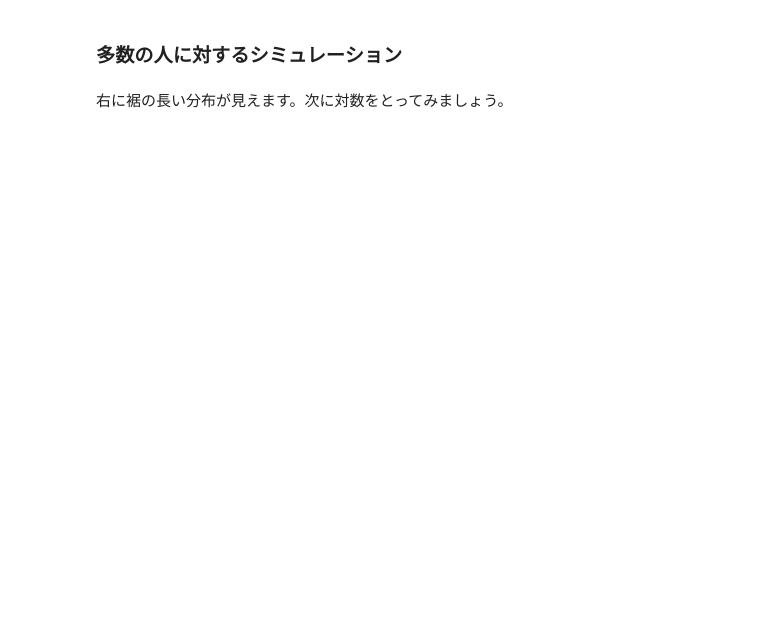
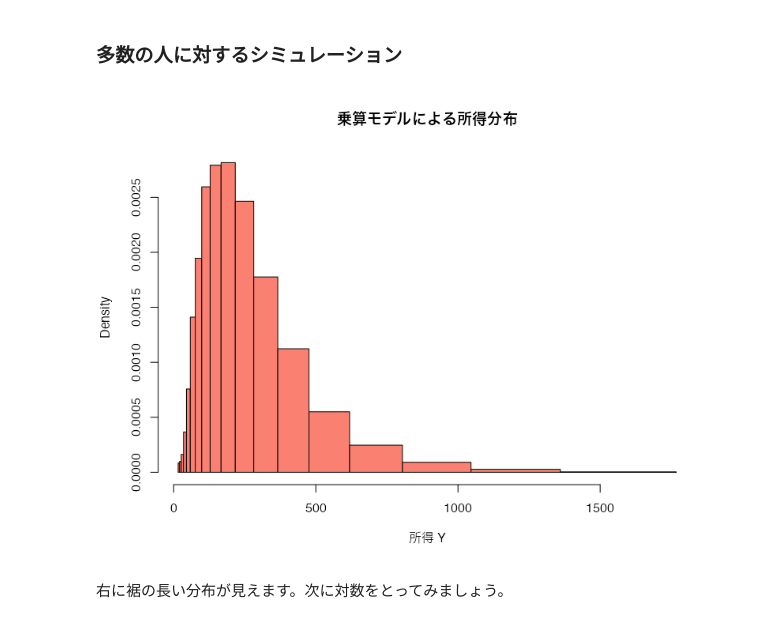
Before and after one commit to aishidajt9/2026MathSoc, a Jupyter notebook: 06_Income_Simulation.ipynb, the cells around one changed output. Cells and saved outputs as stored; diff of their text form; code cells hidden in the pictures; blank space fills up the shorter version.

```diff
--- a/06_Income_Simulation.ipynb
+++ b/06_Income_Simulation.ipynb
@@ -92,18 +113,26 @@ Y
 # N人分の乗算ゲームをシミュレーション
 N <- 10000   # 人数
 
-set.seed(2026)
-# 各人の勝ち数は二項分布に従う
-W_all <- rbinom(N, size = n, prob = p)
+set.seed(8931)
+# 各人について n 回の sample 試行を行い、勝ち数を数える
+W_all <- replicate(N, sum(sample(c(0, 1), size = n, replace = TRUE, prob = c(1 - p, p))))
 # %%
 # 各人の総所得
 Y_all <- b ^ W_all
 # %%
 # 所得分布のヒストグラム
-hist(Y_all, breaks = 50, prob = TRUE,
+# Y = b^W で W は整数なので、隣接する値の中間点でビンを区切る
+Y_vals <- sort(unique(Y_all))
+breaks_Y <- c(Y_vals[1] / sqrt(b),
+              Y_vals[-length(Y_vals)] * sqrt(b),
+              Y_vals[length(Y_vals)] * sqrt(b))
+
+hist(Y_all, breaks = breaks_Y, prob = TRUE,
      col = "salmon",
      main = "乗算モデルによる所得分布",
      xlab = "所得 Y")
+# %% [output]
+[figure, added]
 # %% [markdown]
 右に裾の長い分布が見えます。次に対数をとってみましょう。
 # %%
```
Also changed, not shown: parts of 31 cells of this notebook.
